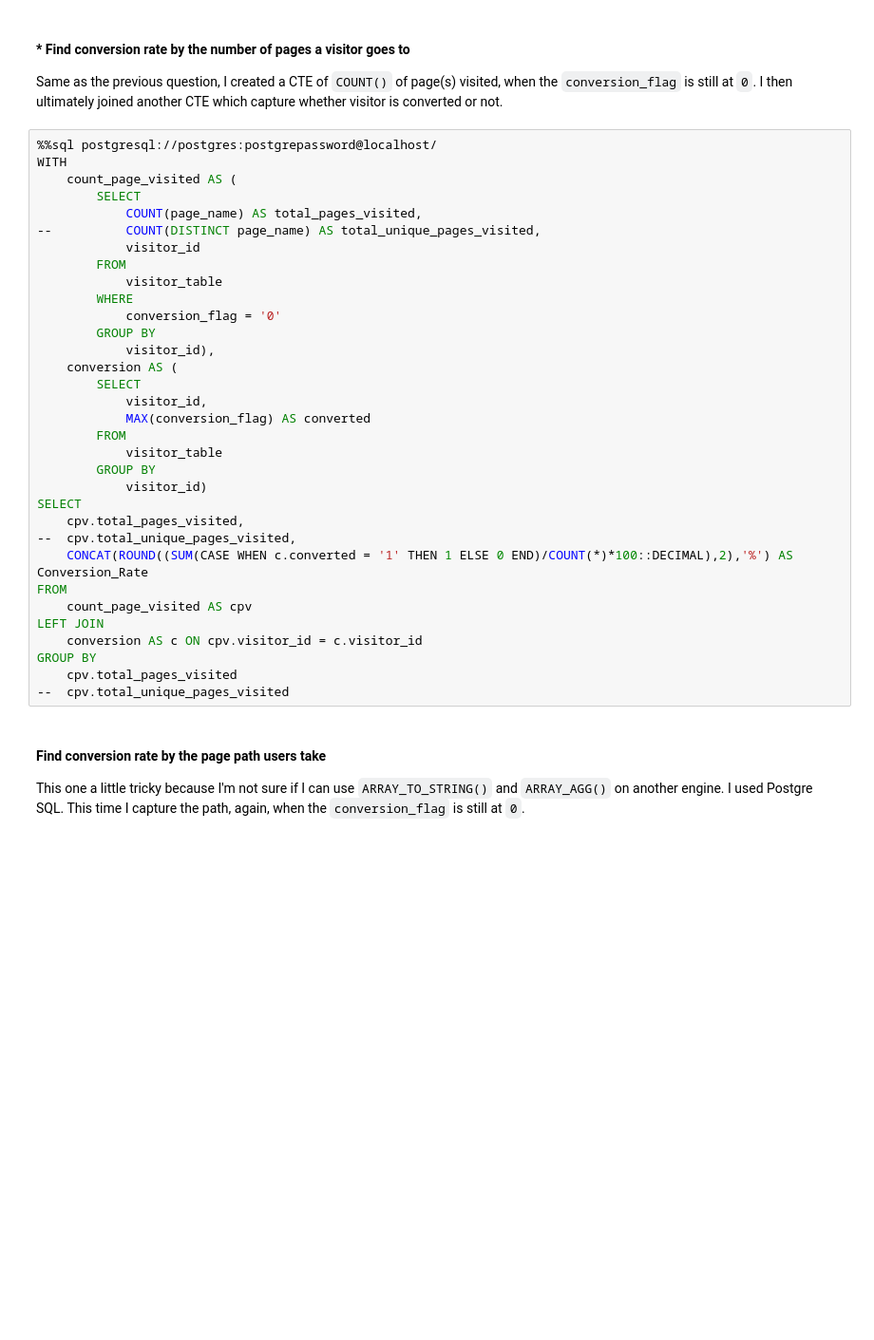
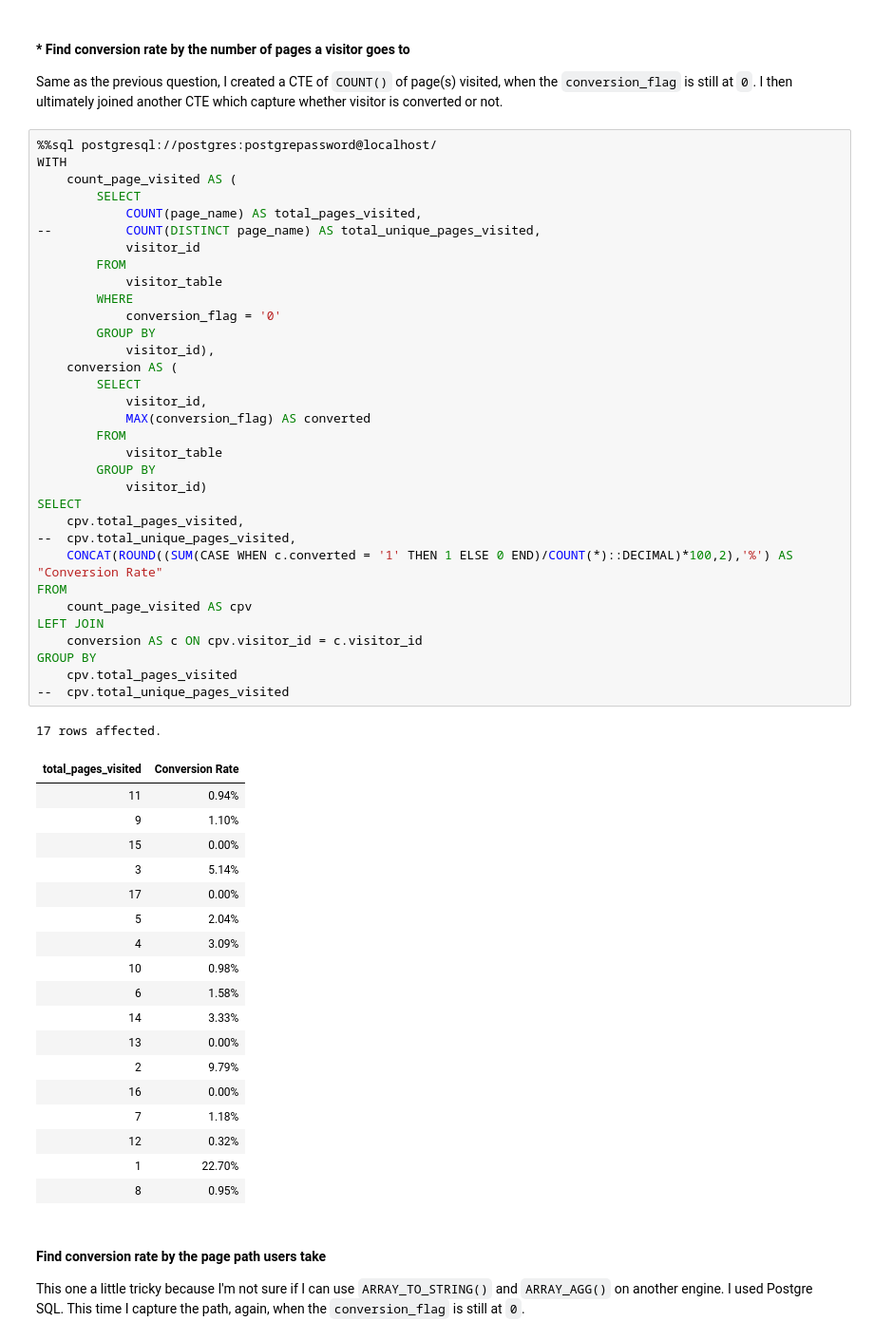
Before and after one commit to henryjahja/portfolio, a Jupyter notebook: SQL/Technical Interview Test Queries.ipynb, the cells around one changed output. Shown at 95% size. Cells and saved outputs as stored; diff of their text form; blank space fills up the shorter version.

```diff
--- a/SQL/Technical Interview Test Queries.ipynb
+++ b/SQL/Technical Interview Test Queries.ipynb
@@ -105,34 +143,54 @@ Same as the previous question, I created a CTE of `COUNT()` of page(s) visited,
 WITH
 	count_page_visited AS (
 		SELECT
 			COUNT(page_name) AS total_pages_visited,
 -- 			COUNT(DISTINCT page_name) AS total_unique_pages_visited,
 			visitor_id
 		FROM
 			visitor_table
 		WHERE
 			conversion_flag = '0'
 		GROUP BY
 			visitor_id),
 	conversion AS (
 		SELECT
 			visitor_id,
 			MAX(conversion_flag) AS converted
 		FROM
 			visitor_table
 		GROUP BY
 			visitor_id)
 SELECT
 	cpv.total_pages_visited,
 -- 	cpv.total_unique_pages_visited,
-	CONCAT(ROUND((SUM(CASE WHEN c.converted = '1' THEN 1 ELSE 0 END)/COUNT(*)*100::DECIMAL),2),'%') AS Conversion_Rate
+	CONCAT(ROUND((SUM(CASE WHEN c.converted = '1' THEN 1 ELSE 0 END)/COUNT(*)::DECIMAL)*100,2),'%') AS "Conversion Rate"
 FROM
 	count_page_visited AS cpv
 LEFT JOIN
 	conversion AS c ON cpv.visitor_id = c.visitor_id
 GROUP BY
 	cpv.total_pages_visited
 --	cpv.total_unique_pages_visited
+# %% [output]
+17 rows affected.
+| total_pages_visited | Conversion Rate |
+| 11 | 0.94% |
+| 9 | 1.10% |
+| 15 | 0.00% |
+| 3 | 5.14% |
+| 17 | 0.00% |
+| 5 | 2.04% |
+| 4 | 3.09% |
+| 10 | 0.98% |
+| 6 | 1.58% |
+| 14 | 3.33% |
+| 13 | 0.00% |
+| 2 | 9.79% |
+| 16 | 0.00% |
+| 7 | 1.18% |
+| 12 | 0.32% |
+| 1 | 22.70% |
+| 8 | 0.95% |
 # %% [markdown]
 #### Find conversion rate by the page path users take
 This one a little tricky because I'm not sure if I can use `ARRAY_TO_STRING()` and `ARRAY_AGG()` on another engine. I used Postgre SQL. This time I capture the path, again, when the `conversion_flag` is still at `0`.
```
Also changed, not shown: parts of 4 cells of this notebook, 1 other file.
